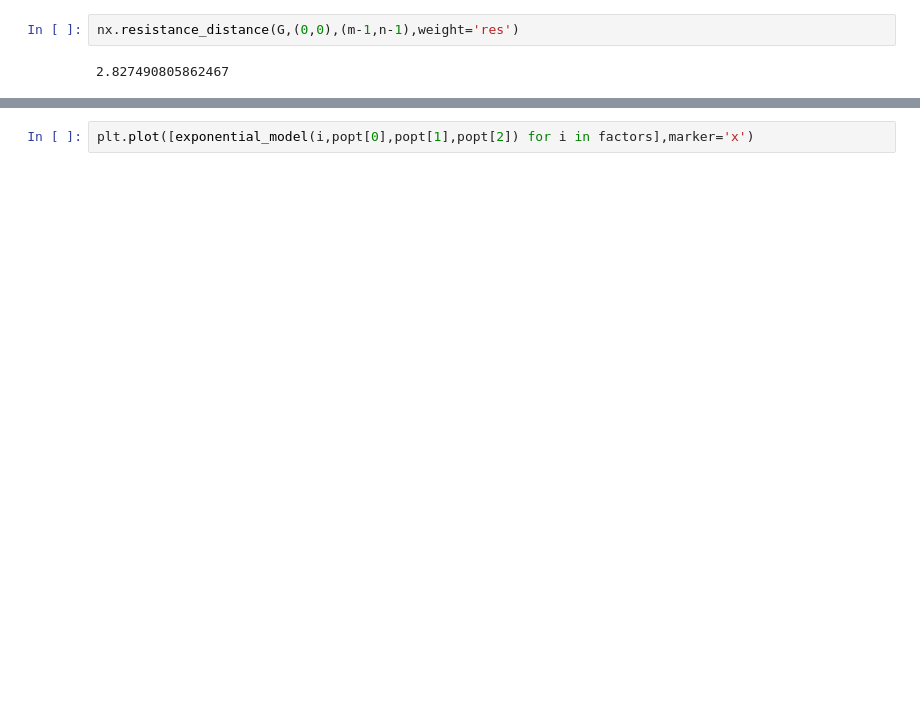
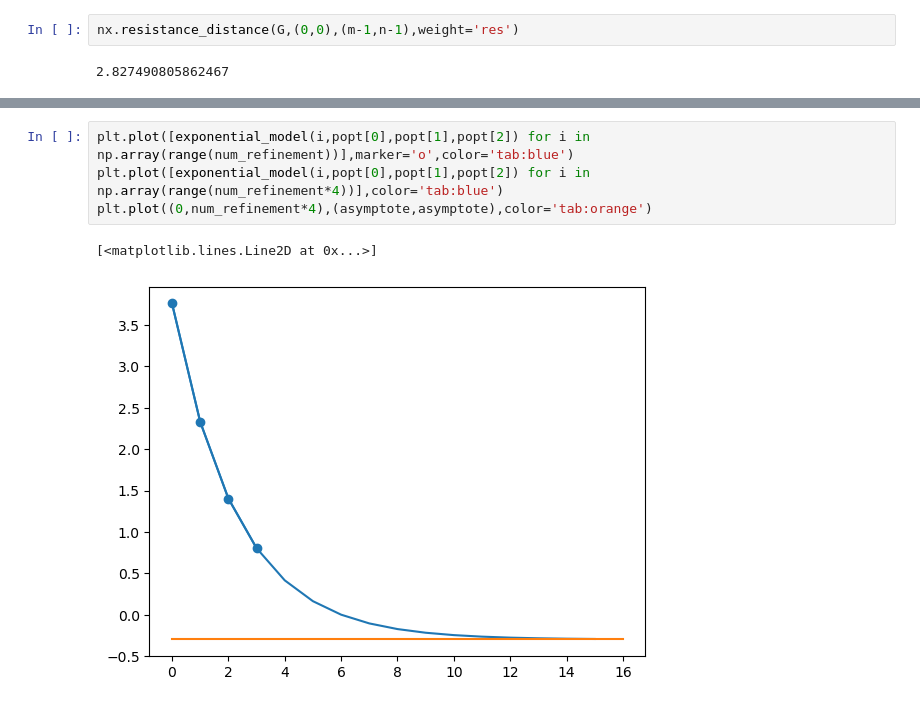
Before and after one commit to andy-c-huang/numerical-gems, a Jupyter notebook: circuit-networks.ipynb, the cells around one changed output, grey strips where cells are left out. Saved outputs shown, nothing was run; the diff lists cells and outputs as text; blank space fills up the shorter version.

```diff
--- a/circuit-networks.ipynb
+++ b/circuit-networks.ipynb
@@ -81,2 +104,7 @@ popt, pcov = curve_fit(exponential_model, factors, diag_res, p0=(1.0, 0.1, 0.1))
 # %%
-plt.plot([exponential_model(i,popt[0],popt[1],popt[2]) for i in factors],marker='x')
+plt.plot([exponential_model(i,popt[0],popt[1],popt[2]) for i in np.array(range(num_refinement))],marker='o',color='tab:blue')
+plt.plot([exponential_model(i,popt[0],popt[1],popt[2]) for i in np.array(range(num_refinement*4))],color='tab:blue')
+plt.plot((0,num_refinement*4),(asymptote,asymptote),color='tab:orange')
+# %% [output]
+[<matplotlib.lines.Line2D at 0x...>]
+[figure, added]
```
Also changed, not shown: parts of 8 cells of this notebook.
